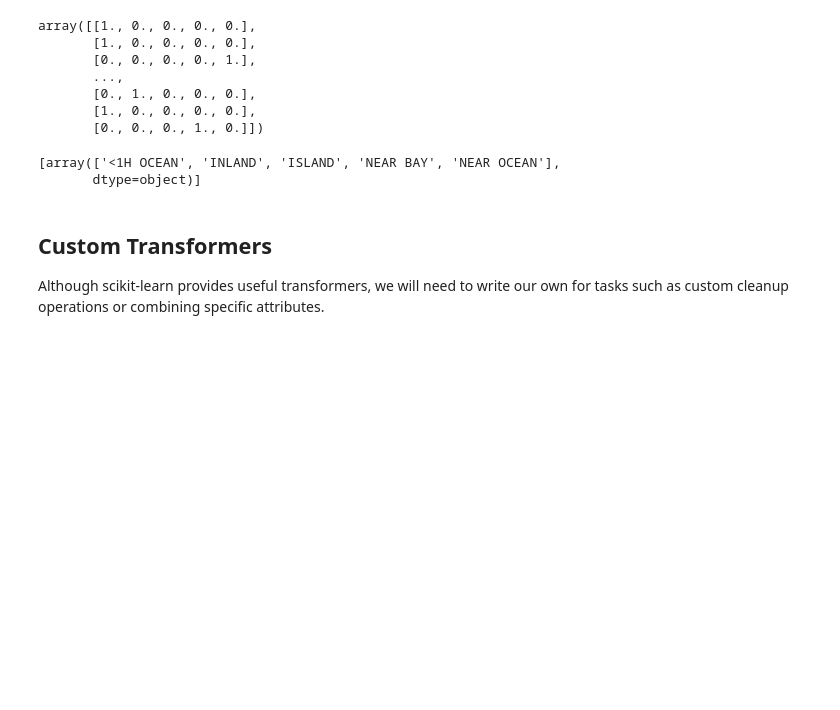
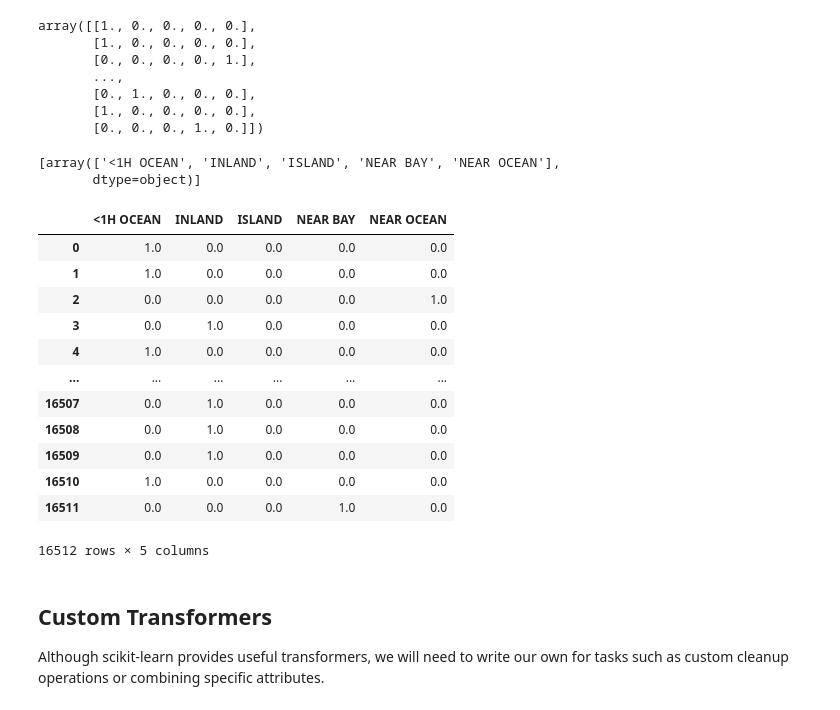
Before and after one commit to folafunmi-db/Hands-on-Machine-Learning, a Jupyter notebook: California Housing Prices .ipynb, the cells around one changed output. Saved outputs shown, nothing was run; the diff lists cells and outputs as text; code cells hidden in the pictures; blank space fills up the shorter version.

```diff
--- a/California Housing Prices .ipynb
+++ b/California Housing Prices .ipynb
@@ -520,6 +574,24 @@ cat_encoder.categories_
 # %% [output]
 [array(['<1H OCEAN', 'INLAND', 'ISLAND', 'NEAR BAY', 'NEAR OCEAN'],
        dtype=object)]
+# %%
+hop = housing_cat_1hot.toarray()
+housing_cat_tr = pd.DataFrame(hop, columns=cat_encoder.categories_[:])
+housing_cat_tr
+# %% [output]
+|  | <1H OCEAN | INLAND | ISLAND | NEAR BAY | NEAR OCEAN |
+| 0 | 1.0 | 0.0 | 0.0 | 0.0 | 0.0 |
+| 1 | 1.0 | 0.0 | 0.0 | 0.0 | 0.0 |
+| 2 | 0.0 | 0.0 | 0.0 | 0.0 | 1.0 |
+| 3 | 0.0 | 1.0 | 0.0 | 0.0 | 0.0 |
+| 4 | 1.0 | 0.0 | 0.0 | 0.0 | 0.0 |
+| ... | ... | ... | ... | ... | ... |
+| 16507 | 0.0 | 1.0 | 0.0 | 0.0 | 0.0 |
+| 16508 | 0.0 | 1.0 | 0.0 | 0.0 | 0.0 |
+| 16509 | 0.0 | 1.0 | 0.0 | 0.0 | 0.0 |
+| 16510 | 1.0 | 0.0 | 0.0 | 0.0 | 0.0 |
+| 16511 | 0.0 | 0.0 | 0.0 | 1.0 | 0.0 |
+16512 rows × 5 columns
 # %% [markdown]
 ## Custom Transformers
 
```
Also changed, not shown: parts of 5 cells of this notebook.
